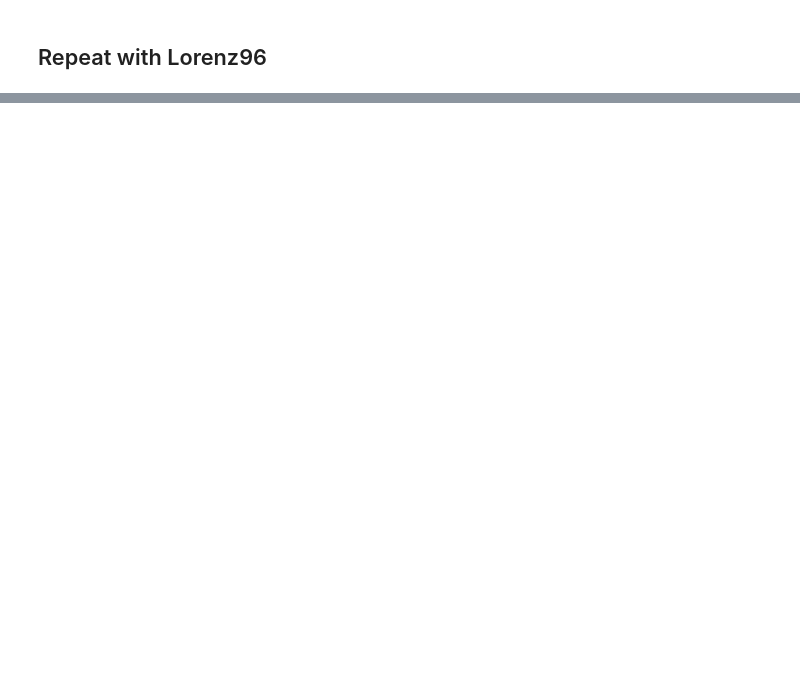
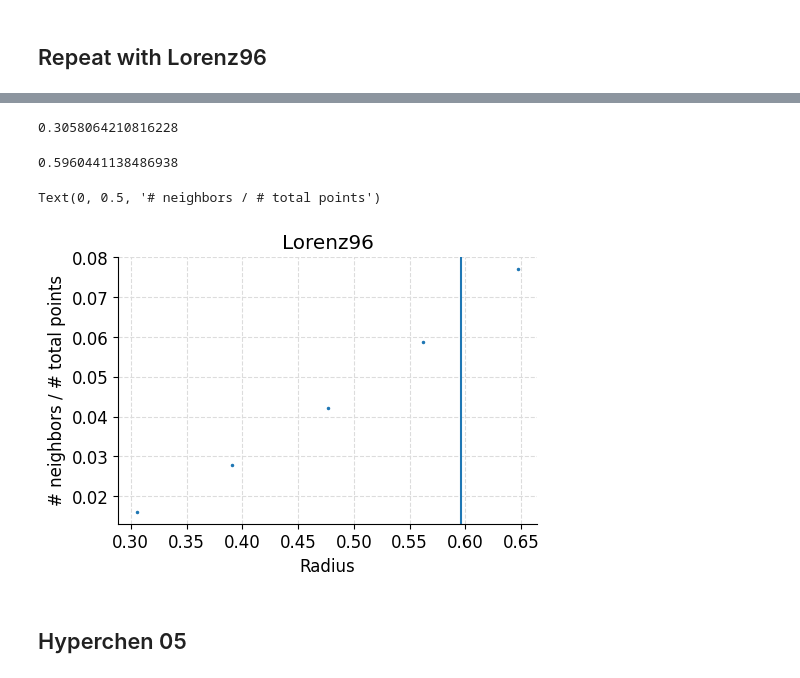
Before and after one commit to Jhko725/sandbox, a Jupyter notebook: notebooks/analysis/fractal_dimension.ipynb, the cells around one changed output, grey strips where cells are left out. Cells and saved outputs as stored; diff of their text form; code cells hidden in the pictures; blank space fills up the shorter version.

```diff
--- a/notebooks/analysis/fractal_dimension.ipynb
+++ b/notebooks/analysis/fractal_dimension.ipynb
@@ -99,0 +128,38 @@ Text(0, 0.5, '# neighbors / # total points')
+# %%
+noise = 0.1
+downsample = 2
+dataset_normed, transform = (
+    TimeSeriesDataset(
+        *TimeSeriesDataset.from_hdf5(datadir / "rossler76_train.hdf5")[::100]
+    )
+    .downsample(downsample)
+    .split_along_time(500)[0]
+    .standardize()
+)
+dataset = dataset_normed.add_noise(noise)
+rossler_scaled = TransformedODE(Rossler76(), transform)
+# %%
+r_min = find_r_min(dataset)
+print(r_min)
+r_max, aux = find_r_max(
+    dataset,
+    r_max_init=1.5,
+    num_sweep=15,
+    r_min=r_min,
+    target_neighborhood_rel_size=0.05,
+)
+print(r_max)
+
+fig, ax = plt.subplots(1, 1, figsize=(5, 3.5), constrained_layout=True)
+ax.plot(*aux, ".")
+ax.axvline(x=r_max)
+ax.set_title("Lorenz96")
+ax.set_xlabel("Radius")
+ax.set_ylabel("# neighbors / # total points")
+# %% [output]
+0.3058064210816228
+0.5960441138486938
+Text(0, 0.5, '# neighbors / # total points')
+[figure, added]
+# %% [markdown]
+## Hyperchen 05
```
Also changed, not shown: parts of 14 cells of this notebook, 12 other files.
